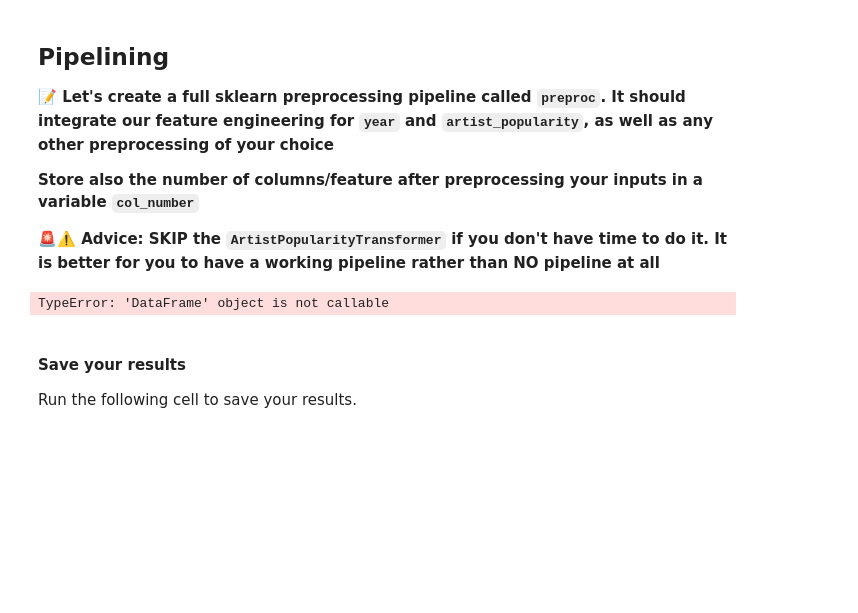
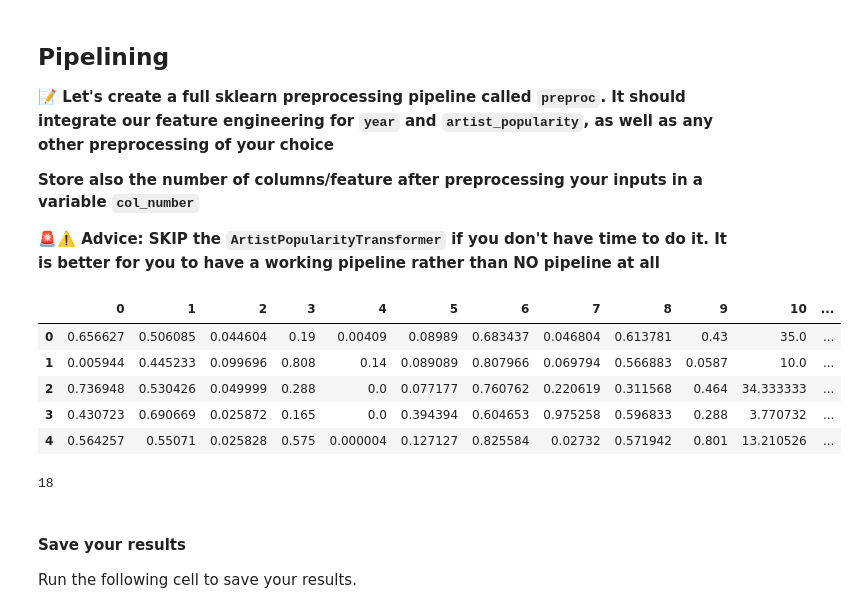
Before and after one commit to elanhermi/data-certification-exam, a Jupyter notebook: machine_learning/spotify_popularity_predictor.ipynb, the cells around one changed output. Saved outputs shown, nothing was run; the diff lists cells and outputs as text; code cells hidden in the pictures; blank space fills up the shorter version.

```diff
--- a/machine_learning/spotify_popularity_predictor.ipynb
+++ b/machine_learning/spotify_popularity_predictor.ipynb
@@ -289,7 +295,7 @@ class ArtistPopularityTransformer(BaseEstimator, TransformerMixin):
 
     def __init__(self):
         self.BaseEstimator = BaseEstimator
-        self.TransformerMixin = TransformerM
+        self.TransformerMixin = TransformerMixin
 
     def fit(self, X, y=None):
         """
@@ -320,23 +326,43 @@ class ArtistPopularityTransformer(BaseEstimator, TransformerMixin):
         X_copy['artist_popularity'].fillna(self.mean_train_popularity, inplace=True)
 
         return X_copy # TODO return X_copy
-# %%
-from sklearn.pipeline import Pipeline
-from sklearn.compose import ColumnTransformer
-from sklearn.preprocessing import FunctionTransformer
-
-year_func = FunctionTransformer(year_only)
-year_func = FunctionTransformer(lambda date: year_only(date))
-
-artist_func = FunctionTransformer
-
-preproc = ColumnTransformer([
-    ('year_transformer', year_func, ['year'])
-    ()])
-
-X(preproc.fit_transform(X)).head()
-# %% [output]
-TypeError: 'DataFrame' object is not callable
+# %%
+class YearEngineering(BaseEstimator, TransformerMixin):
+
+    def __init__(self):
+        pass
+
+    def fit(self, X, y=None):
+        return self
+
+    def transform(self, X, y=None):
+        """
+        Transform the release_dat in year (int)
+        """
+        X['year'] = X['release_date'].map(lambda x: x[:4]).astype(int)
+        X_copy = X.drop(columns='release_date')
+        return X_copy
+# %%
+preproc = make_column_transformer(
+    (MinMaxScaler(), ['acousticness', 'danceability', 'duration_ms', 'energy', 'instrumentalness', 'liveness', 'loudness', 'speechiness', 'tempo','valence']),
+    (ArtistPopularityTransformer(), ['artist']),
+     (YearEngineering(), ['release_date']),
+    remainder='passthrough'
+    )
+# %%
+pd.DataFrame(preproc.fit_transform(X,y)).head()
+# %% [output]
+|  | 0 | 1 | 2 | 3 | 4 | 5 | 6 | 7 | 8 | 9 | 10 | ... |
+| 0 | 0.656627 | 0.506085 | 0.044604 | 0.19 | 0.00409 | 0.08989 | 0.683437 | 0.046804 | 0.613781 | 0.43 | 35.0 | ... |
+| 1 | 0.005944 | 0.445233 | 0.099696 | 0.808 | 0.14 | 0.089089 | 0.807966 | 0.069794 | 0.566883 | 0.0587 | 10.0 | ... |
+| 2 | 0.736948 | 0.530426 | 0.049999 | 0.288 | 0.0 | 0.077177 | 0.760762 | 0.220619 | 0.311568 | 0.464 | 34.333333 | ... |
+| 3 | 0.430723 | 0.690669 | 0.025872 | 0.165 | 0.0 | 0.394394 | 0.604653 | 0.975258 | 0.596833 | 0.288 | 3.770732 | ... |
+| 4 | 0.564257 | 0.55071 | 0.025828 | 0.575 | 0.000004 | 0.127127 | 0.825584 | 0.02732 | 0.571942 | 0.801 | 13.210526 | ... |
+# %%
+col_number = len(list(pd.DataFrame(preproc.fit_transform(X,y)).columns))
+col_number
+# %% [output]
+18
 # %% [markdown]
 #### Save your results
 
```
Also changed, not shown: parts of 15 cells of this notebook, 4 other files.
